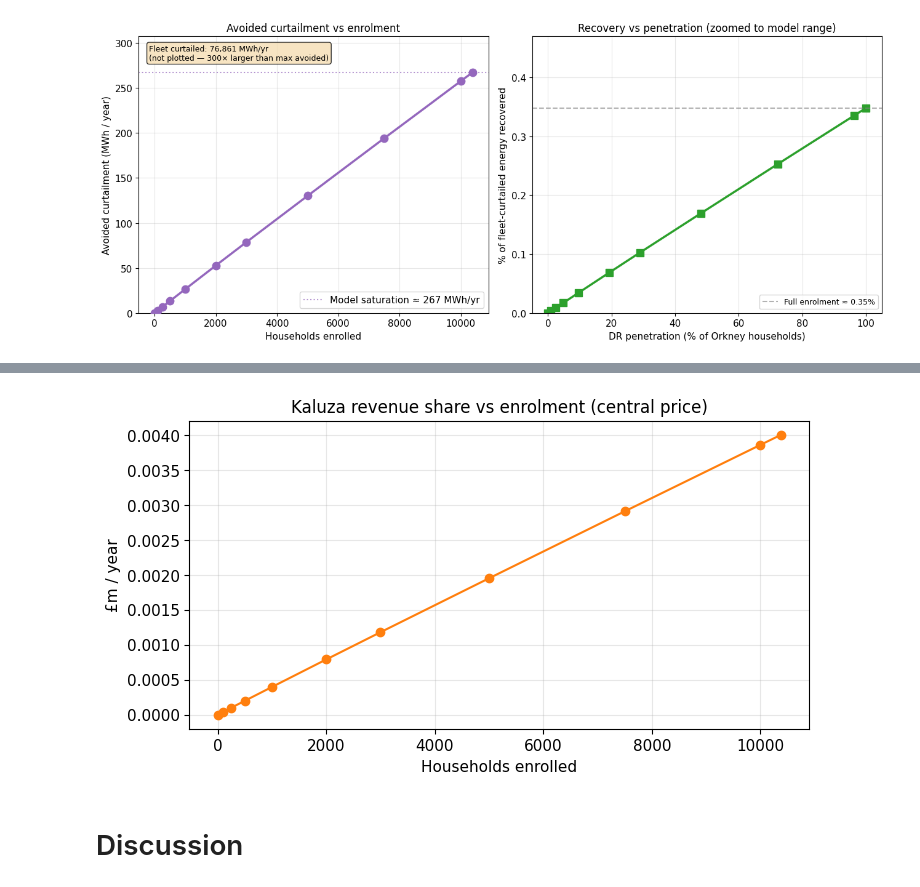
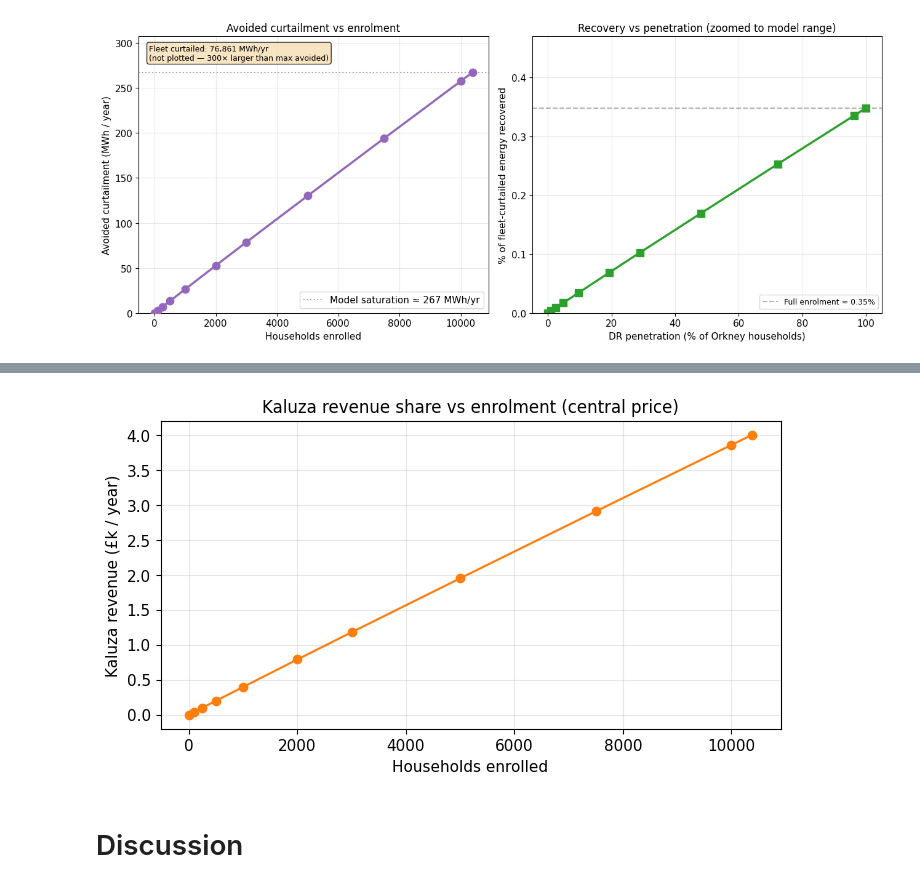
Before and after one commit to AreedAdmin/AiB-Capstone, a Jupyter notebook: report.ipynb, the cells around one changed output, grey strips where cells are left out. Drawn from its saved outputs; the diff is of its cells as text; code cells hidden in the pictures.

```diff
--- a/report.ipynb
+++ b/report.ipynb
@@ -1294,16 +1383,16 @@ Actual central avoided @ full pen: 267 MWh/yr -> Kaluza margin is small: grid or
 # %%
 # --- Extra: Revenue vs penetration ---
 curve_df["kaluza_revenue_gbp"] = curve_df["avoided_mwh"].apply(
     lambda m: kaluza_annual_revenue(m)
 )
 fig, ax = plt.subplots(figsize=(8, 4))
-ax.plot(curve_df["n_households"], curve_df["kaluza_revenue_gbp"] / 1e6, "o-", color="#ff7f0e")
+ax.plot(curve_df["n_households"], curve_df["kaluza_revenue_gbp"] / 1e3, "o-", color="#ff7f0e")
 ax.set_xlabel("Households enrolled")
-ax.set_ylabel("£m / year")
+ax.set_ylabel("Kaluza revenue (£k / year)")
 ax.set_title("Kaluza revenue share vs enrolment (central price)")
 plt.show()
 # %% [output]
-[figure, old version]
+[figure, new version]
 # %%
 # # --- Extra: Tornado — one-at-a-time sensitivity at full enrolment ---
 # base_avoided = full_avoided
```
Also changed, not shown: parts of 3 cells of this notebook, 1 other file.
